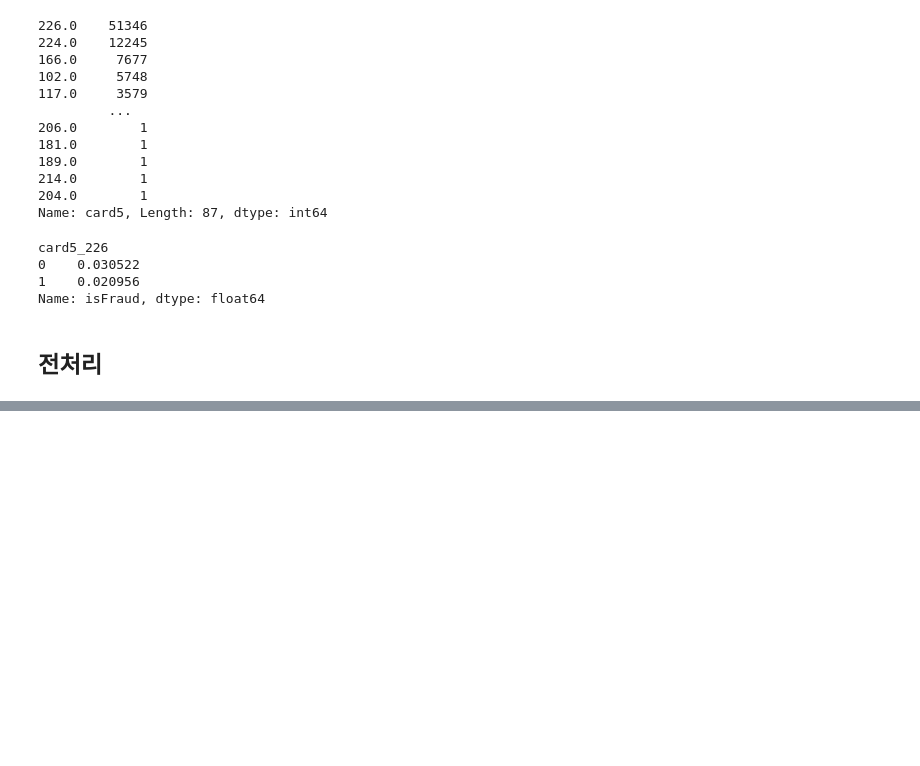
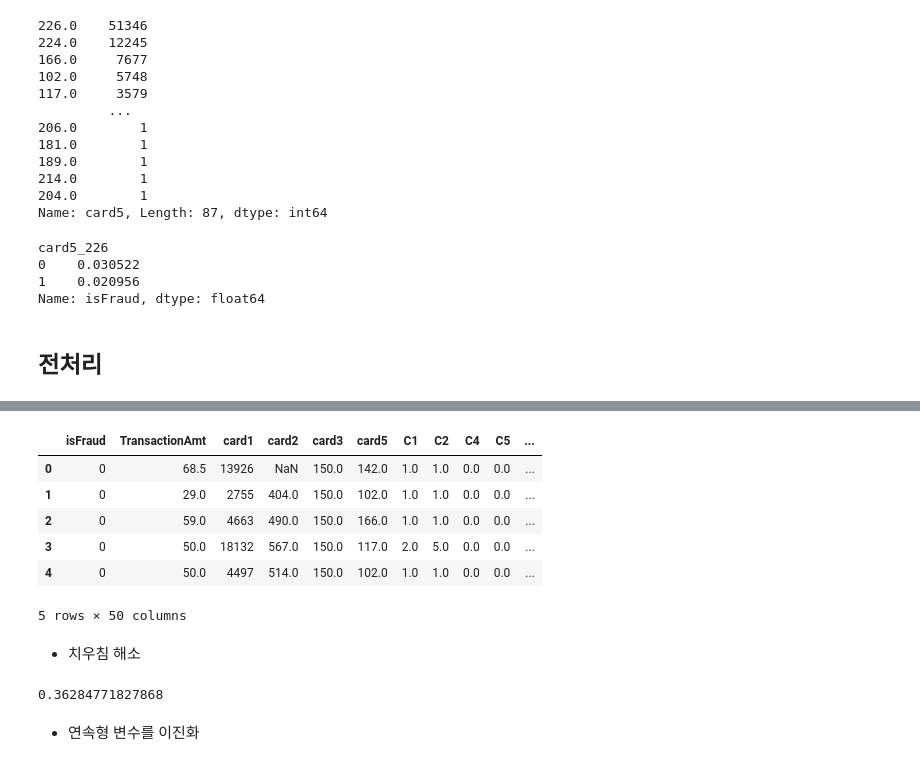
Before and after one commit to seonydg/ml-classification-IEEE-CIS-Fraud-Detection, a Jupyter notebook: IEEE-CIS Fraud Detection.ipynb, the cells around one changed output, grey strips where cells are left out. Drawn from its saved outputs; the diff is of its cells as text; code cells hidden in the pictures; blank space fills up the shorter version.

```diff
--- a/IEEE-CIS Fraud Detection.ipynb
+++ b/IEEE-CIS Fraud Detection.ipynb
@@ -657,0 +698,17 @@ Name: isFraud, dtype: float64
+# %%
+from feature_engine.categorical_encoders import OneHotCategoricalEncoder as OHE
+
+dummy = OHE(variables=M_columns+['ProductCD'], drop_last=True).fit(df)
+df = dummy.transform(df)
+
+df.head()
+# %% [output]
+|  | isFraud | TransactionAmt | card1 | card2 | card3 | card5 | C1 | C2 | C4 | C5 | ... |
+| 0 | 0 | 68.5 | 13926 | NaN | 150.0 | 142.0 | 1.0 | 1.0 | 0.0 | 0.0 | ... |
+| 1 | 0 | 29.0 | 2755 | 404.0 | 150.0 | 102.0 | 1.0 | 1.0 | 0.0 | 0.0 | ... |
+| 2 | 0 | 59.0 | 4663 | 490.0 | 150.0 | 166.0 | 1.0 | 1.0 | 0.0 | 0.0 | ... |
+| 3 | 0 | 50.0 | 18132 | 567.0 | 150.0 | 117.0 | 2.0 | 5.0 | 0.0 | 0.0 | ... |
+| 4 | 0 | 50.0 | 4497 | 514.0 | 150.0 | 102.0 | 1.0 | 1.0 | 0.0 | 0.0 | ... |
+5 rows × 50 columns
+# %% [markdown]
+- 치우침 해소
@@ -657,0 +717,6 @@ Name: isFraud, dtype: float64
+# %%
+df['TransactionAmt'].skew()
+# %% [output]
+0.36284771827868
+# %% [markdown]
+- 연속형 변수를 이진화
```
Also changed, not shown: parts of 24 cells of this notebook.
